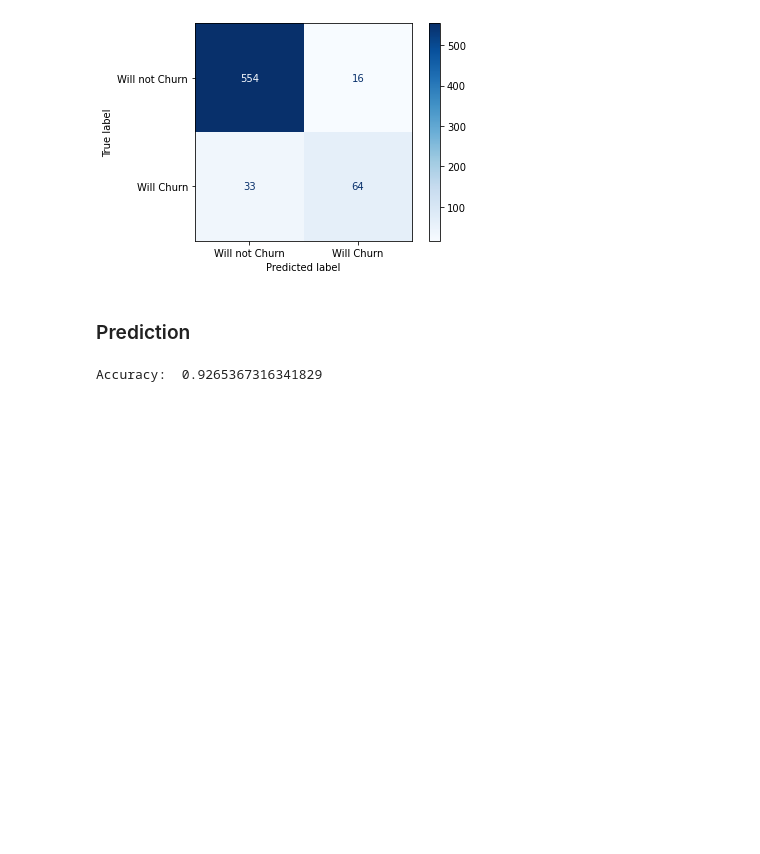
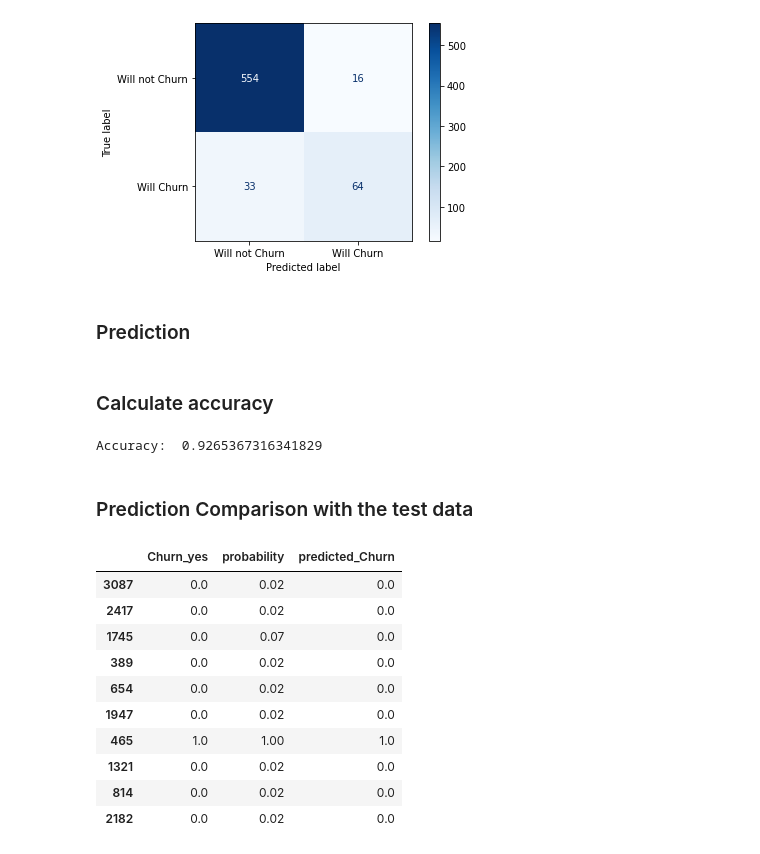
Before and after one commit to Aristo-eng/Prediction-of-Telecommunication-Customer-Churn, a Jupyter notebook: Jupyter Notebooks/churn_analysis.ipynb, the cells around one changed output. Saved outputs shown, nothing was run; the diff lists cells and outputs as text; code cells hidden in the pictures; blank space fills up the shorter version.

Commit message:
Data analysis: Prediction Comparison with the test data

```diff
--- a/Jupyter Notebooks/churn_analysis.ipynb
+++ b/Jupyter Notebooks/churn_analysis.ipynb
@@ -262,4 +260,25 @@ y_pred = grid_result.predict(X_test)
+# %% [markdown]
+### Calculate accuracy
 # %%
 print('Accuracy: ', accuracy_score(y_test, y_pred))
 # %% [output]
 Accuracy:  0.9265367316341829
+# %% [markdown]
+### Prediction Comparison with the test data
+# %%
+y_test['probability'] = np.round(grid_result.predict_proba(X_test)[:,1], 2)
+y_test['predicted_Churn'] = y_pred
+
+display(y_test.sample(10))
+# %% [output]
+|  | Churn_yes | probability | predicted_Churn |
+| 3087 | 0.0 | 0.02 | 0.0 |
+| 2417 | 0.0 | 0.02 | 0.0 |
+| 1745 | 0.0 | 0.07 | 0.0 |
+| 389 | 0.0 | 0.02 | 0.0 |
+| 654 | 0.0 | 0.02 | 0.0 |
+| 1947 | 0.0 | 0.02 | 0.0 |
+| 465 | 1.0 | 1.00 | 1.0 |
+| 1321 | 0.0 | 0.02 | 0.0 |
+| 814 | 0.0 | 0.02 | 0.0 |
+| 2182 | 0.0 | 0.02 | 0.0 |
```
Also changed, not shown: parts of 2 cells of this notebook.
